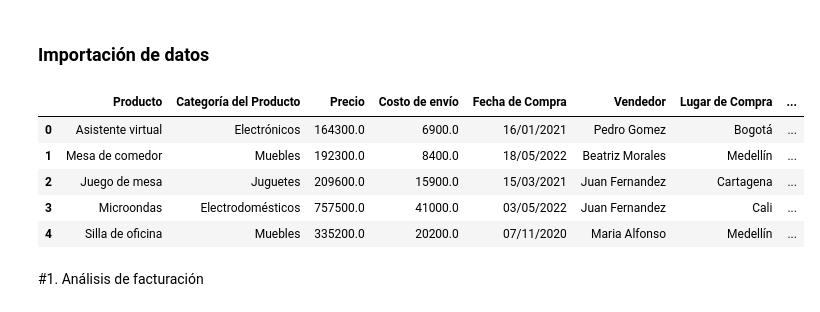
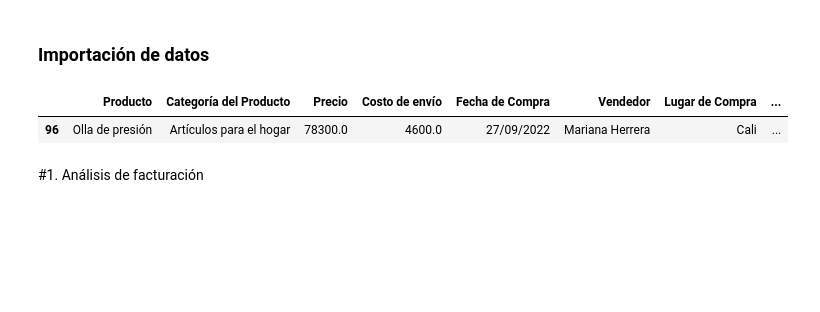
Before and after one commit to ECastro08/Alura-Store-Challenge, a Jupyter notebook: AluraStoreLatam.ipynb, the cells around one changed output. Cells and saved outputs as stored; diff of their text form; code cells hidden in the pictures; blank space fills up the shorter version.

```diff
--- a/AluraStoreLatam.ipynb
+++ b/AluraStoreLatam.ipynb
@@ -7,24 +5,21 @@ import matplotlib.pyplot as plt
 # %%
 import pandas as pd
+import matplotlib.pyplot as plt
 
 url = "https://raw.githubusercontent.com/alura-es-cursos/challenge1-data-science-latam/refs/heads/main/base-de-datos-challenge1-latam/tienda_1%20.csv"
 url2 = "https://raw.githubusercontent.com/alura-es-cursos/challenge1-data-science-latam/refs/heads/main/base-de-datos-challenge1-latam/tienda_2.csv"
 url3 = "https://raw.githubusercontent.com/alura-es-cursos/challenge1-data-science-latam/refs/heads/main/base-de-datos-challenge1-latam/tienda_3.csv"
 url4 = "https://raw.githubusercontent.com/alura-es-cursos/challenge1-data-science-latam/refs/heads/main/base-de-datos-challenge1-latam/tienda_4.csv"
 
 tienda = pd.read_csv(url)
 tienda2 = pd.read_csv(url2)
 tienda3 = pd.read_csv(url3)
 tienda4 = pd.read_csv(url4)
 
-tienda.head()
+tienda.sample()
 # %% [output]
 |  | Producto | Categoría del Producto | Precio | Costo de envío | Fecha de Compra | Vendedor | Lugar de Compra | ... |
-| 0 | Asistente virtual | Electrónicos | 164300.0 | 6900.0 | 16/01/2021 | Pedro Gomez | Bogotá | ... |
-| 1 | Mesa de comedor | Muebles | 192300.0 | 8400.0 | 18/05/2022 | Beatriz Morales | Medellín | ... |
-| 2 | Juego de mesa | Juguetes | 209600.0 | 15900.0 | 15/03/2021 | Juan Fernandez | Cartagena | ... |
-| 3 | Microondas | Electrodomésticos | 757500.0 | 41000.0 | 03/05/2022 | Juan Fernandez | Cali | ... |
-| 4 | Silla de oficina | Muebles | 335200.0 | 20200.0 | 07/11/2020 | Maria Alfonso | Medellín | ... |
+| 96 | Olla de presión | Artículos para el hogar | 78300.0 | 4600.0 | 27/09/2022 | Mariana Herrera | Cali | ... |
 # %% [markdown]
 #1. Análisis de facturación
 # %%
```
Also changed, not shown: parts of 26 cells of this notebook.
